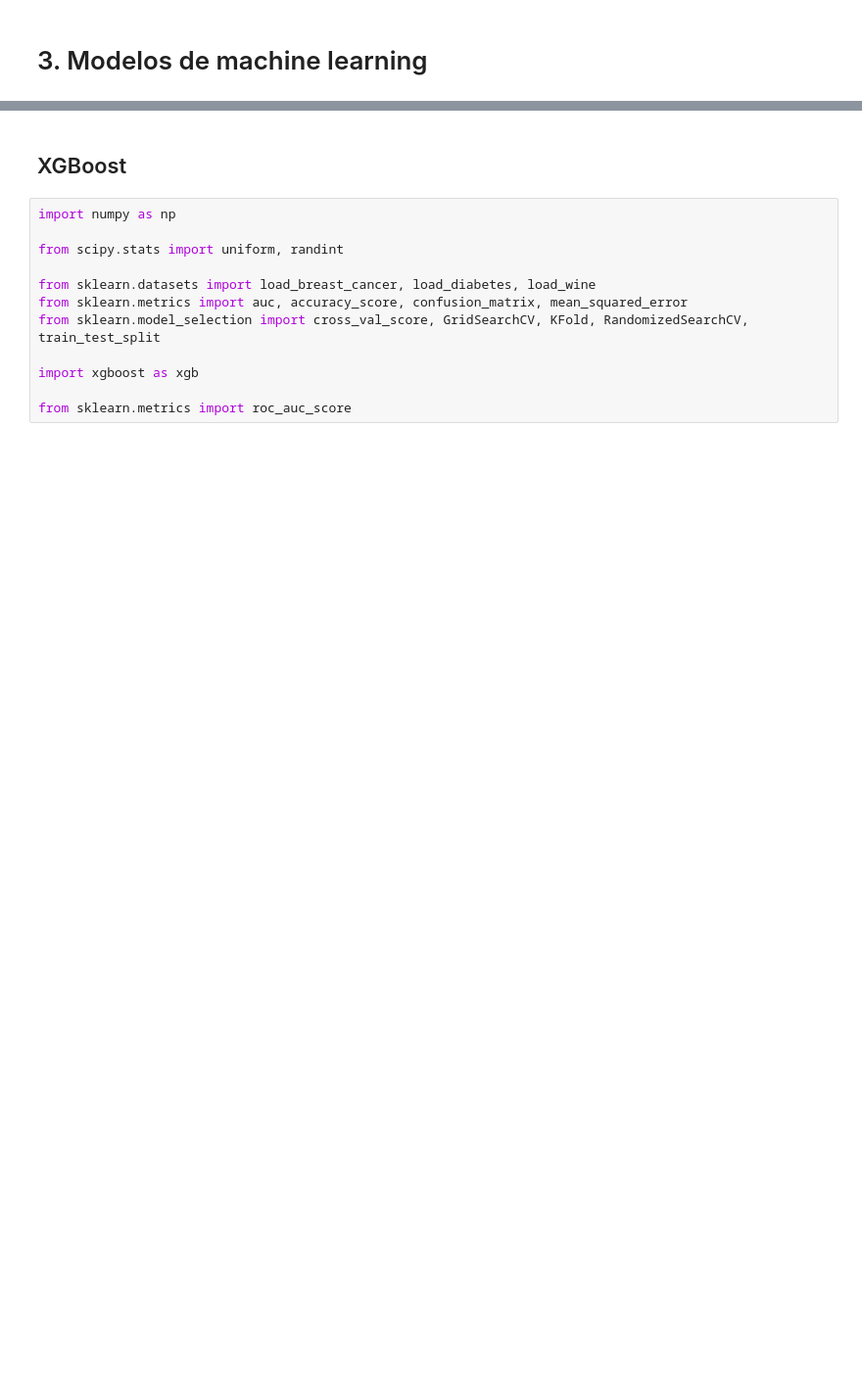
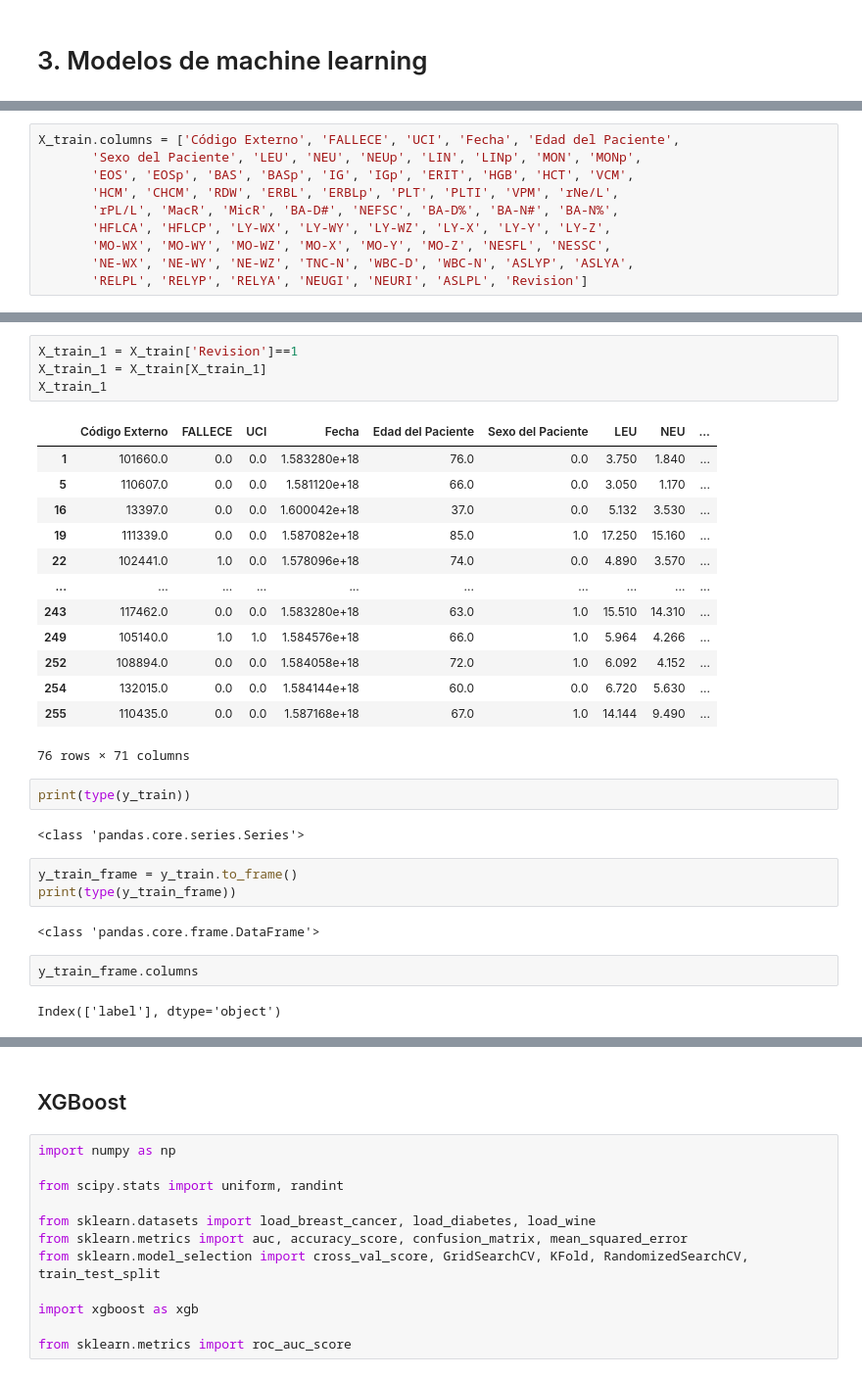
Before and after one commit to jorgealarconlucas/TFG, a Jupyter notebook: TFG.ipynb, the cells around one changed output, grey strips where cells are left out. Shown at 98% size. Saved outputs shown, nothing was run; the diff lists cells and outputs as text; blank space fills up the shorter version.

```diff
--- a/TFG.ipynb
+++ b/TFG.ipynb
@@ -1205,0 +1234,10 @@ print (check_for_nan)
+# %%
+X_train.columns = ['Código Externo', 'FALLECE', 'UCI', 'Fecha', 'Edad del Paciente',
+       'Sexo del Paciente', 'LEU', 'NEU', 'NEUp', 'LIN', 'LINp', 'MON', 'MONp',
+       'EOS', 'EOSp', 'BAS', 'BASp', 'IG', 'IGp', 'ERIT', 'HGB', 'HCT', 'VCM',
+       'HCM', 'CHCM', 'RDW', 'ERBL', 'ERBLp', 'PLT', 'PLTI', 'VPM', 'rNe/L',
+       'rPL/L', 'MacR', 'MicR', 'BA-D#', 'NEFSC', 'BA-D%', 'BA-N#', 'BA-N%',
+       'HFLCA', 'HFLCP', 'LY-WX', 'LY-WY', 'LY-WZ', 'LY-X', 'LY-Y', 'LY-Z',
+       'MO-WX', 'MO-WY', 'MO-WZ', 'MO-X', 'MO-Y', 'MO-Z', 'NESFL', 'NESSC',
+       'NE-WX', 'NE-WY', 'NE-WZ', 'TNC-N', 'WBC-D', 'WBC-N', 'ASLYP', 'ASLYA',
+       'RELPL', 'RELYP', 'RELYA', 'NEUGI', 'NEURI', 'ASLPL', 'Revision']
@@ -1205,0 +1263,31 @@ print (check_for_nan)
+# %%
+X_train_1 = X_train['Revision']==1
+X_train_1 = X_train[X_train_1]
+X_train_1
+# %% [output]
+|  | Código Externo | FALLECE | UCI | Fecha | Edad del Paciente | Sexo del Paciente | LEU | NEU | ... |
+| 1 | 101660.0 | 0.0 | 0.0 | 1.583280e+18 | 76.0 | 0.0 | 3.750 | 1.840 | ... |
+| 5 | 110607.0 | 0.0 | 0.0 | 1.581120e+18 | 66.0 | 0.0 | 3.050 | 1.170 | ... |
+| 16 | 13397.0 | 0.0 | 0.0 | 1.600042e+18 | 37.0 | 0.0 | 5.132 | 3.530 | ... |
+| 19 | 111339.0 | 0.0 | 0.0 | 1.587082e+18 | 85.0 | 1.0 | 17.250 | 15.160 | ... |
+| 22 | 102441.0 | 1.0 | 0.0 | 1.578096e+18 | 74.0 | 0.0 | 4.890 | 3.570 | ... |
+| ... | ... | ... | ... | ... | ... | ... | ... | ... | ... |
+| 243 | 117462.0 | 0.0 | 0.0 | 1.583280e+18 | 63.0 | 1.0 | 15.510 | 14.310 | ... |
+| 249 | 105140.0 | 1.0 | 1.0 | 1.584576e+18 | 66.0 | 1.0 | 5.964 | 4.266 | ... |
+| 252 | 108894.0 | 0.0 | 0.0 | 1.584058e+18 | 72.0 | 1.0 | 6.092 | 4.152 | ... |
+| 254 | 132015.0 | 0.0 | 0.0 | 1.584144e+18 | 60.0 | 0.0 | 6.720 | 5.630 | ... |
+| 255 | 110435.0 | 0.0 | 0.0 | 1.587168e+18 | 67.0 | 1.0 | 14.144 | 9.490 | ... |
+76 rows × 71 columns
+# %%
+print(type(y_train))
+# %% [output]
+<class 'pandas.core.series.Series'>
+# %%
+y_train_frame = y_train.to_frame()
+print(type(y_train_frame))
+# %% [output]
+<class 'pandas.core.frame.DataFrame'>
+# %%
+y_train_frame.columns
+# %% [output]
+Index(['label'], dtype='object')
```
Also changed, not shown: parts of 24 cells of this notebook.
